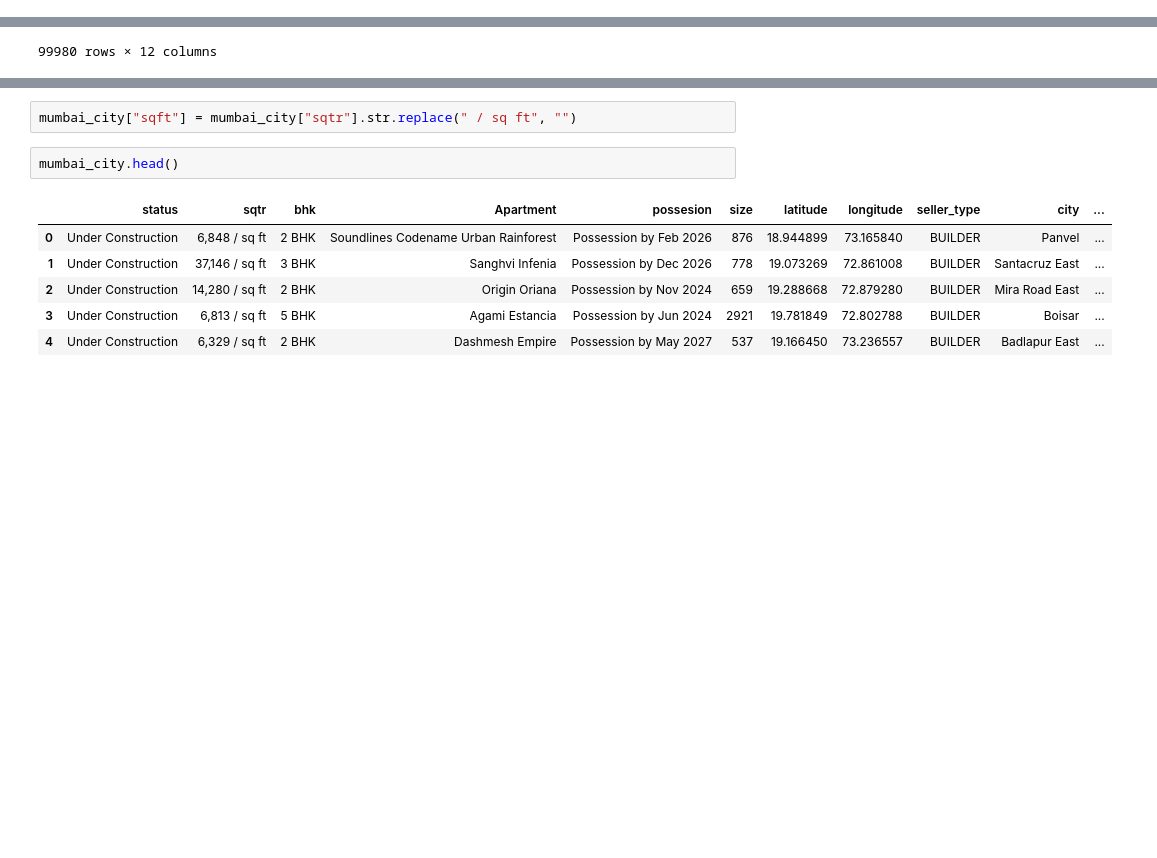
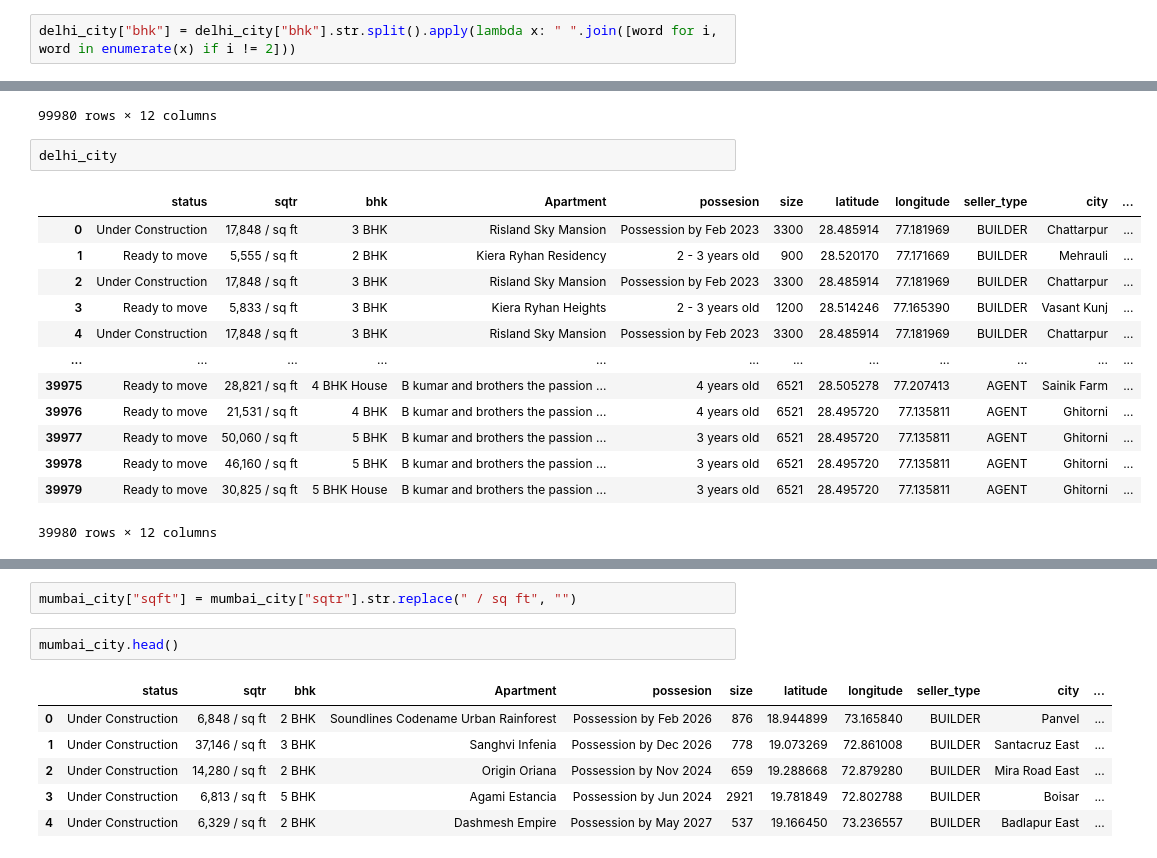
Before and after one commit to rishikeshwaghela/Python_ca2, a Jupyter notebook: final_ca2.ipynb, the cells around one changed output, grey strips where cells are left out. Saved outputs shown, nothing was run; the diff lists cells and outputs as text; blank space fills up the shorter version.

```diff
--- a/final_ca2.ipynb
+++ b/final_ca2.ipynb
@@ -144,3 +267,5 @@ mumbai_city
 ### now removing a extra apartment part in bhk column
 
 mumbai_city["bhk"] = mumbai_city["bhk"].str.split().apply(lambda x: " ".join([word for i, word in enumerate(x) if i != 2]))
+# %%
+delhi_city["bhk"] = delhi_city["bhk"].str.split().apply(lambda x: " ".join([word for i, word in enumerate(x) if i != 2]))
@@ -160,3 +287,19 @@ mumbai_city
 | 99978 | Ready to move | 1,249 / sq ft | 5 BHK Floor | Reputed Builder Wild Wood Park 2 | 3 Bathrooms | 1601 | 19.141182 | 72.812263 | OWNER | Andheri West | ... |
 | 99979 | Ready to move | 9,117 / sq ft | 1 BHK | NaN | 2 Bathrooms | 340 | 19.303495 | 72.833961 | OWNER | Bhayandar West | ... |
 99980 rows × 12 columns
+# %%
+delhi_city
+# %% [output]
+|  | status | sqtr | bhk | Apartment | possesion | size | latitude | longitude | seller_type | city | ... |
+| 0 | Under Construction | 17,848 / sq ft | 3 BHK | Risland Sky Mansion | Possession by Feb 2023 | 3300 | 28.485914 | 77.181969 | BUILDER | Chattarpur | ... |
+| 1 | Ready to move | 5,555 / sq ft | 2 BHK | Kiera Ryhan Residency | 2 - 3 years old | 900 | 28.520170 | 77.171669 | BUILDER | Mehrauli | ... |
+| 2 | Under Construction | 17,848 / sq ft | 3 BHK | Risland Sky Mansion | Possession by Feb 2023 | 3300 | 28.485914 | 77.181969 | BUILDER | Chattarpur | ... |
+| 3 | Ready to move | 5,833 / sq ft | 3 BHK | Kiera Ryhan Heights | 2 - 3 years old | 1200 | 28.514246 | 77.165390 | BUILDER | Vasant Kunj | ... |
+| 4 | Under Construction | 17,848 / sq ft | 3 BHK | Risland Sky Mansion | Possession by Feb 2023 | 3300 | 28.485914 | 77.181969 | BUILDER | Chattarpur | ... |
+| ... | ... | ... | ... | ... | ... | ... | ... | ... | ... | ... | ... |
+| 39975 | Ready to move | 28,821 / sq ft | 4 BHK House | B kumar and brothers the passion ... | 4 years old | 6521 | 28.505278 | 77.207413 | AGENT | Sainik Farm | ... |
+| 39976 | Ready to move | 21,531 / sq ft | 4 BHK | B kumar and brothers the passion ... | 4 years old | 6521 | 28.495720 | 77.135811 | AGENT | Ghitorni | ... |
+| 39977 | Ready to move | 50,060 / sq ft | 5 BHK | B kumar and brothers the passion ... | 3 years old | 6521 | 28.495720 | 77.135811 | AGENT | Ghitorni | ... |
+| 39978 | Ready to move | 46,160 / sq ft | 5 BHK | B kumar and brothers the passion ... | 3 years old | 6521 | 28.495720 | 77.135811 | AGENT | Ghitorni | ... |
+| 39979 | Ready to move | 30,825 / sq ft | 5 BHK House | B kumar and brothers the passion ... | 3 years old | 6521 | 28.495720 | 77.135811 | AGENT | Ghitorni | ... |
+39980 rows × 12 columns
```
Also changed, not shown: parts of 56 cells of this notebook.
